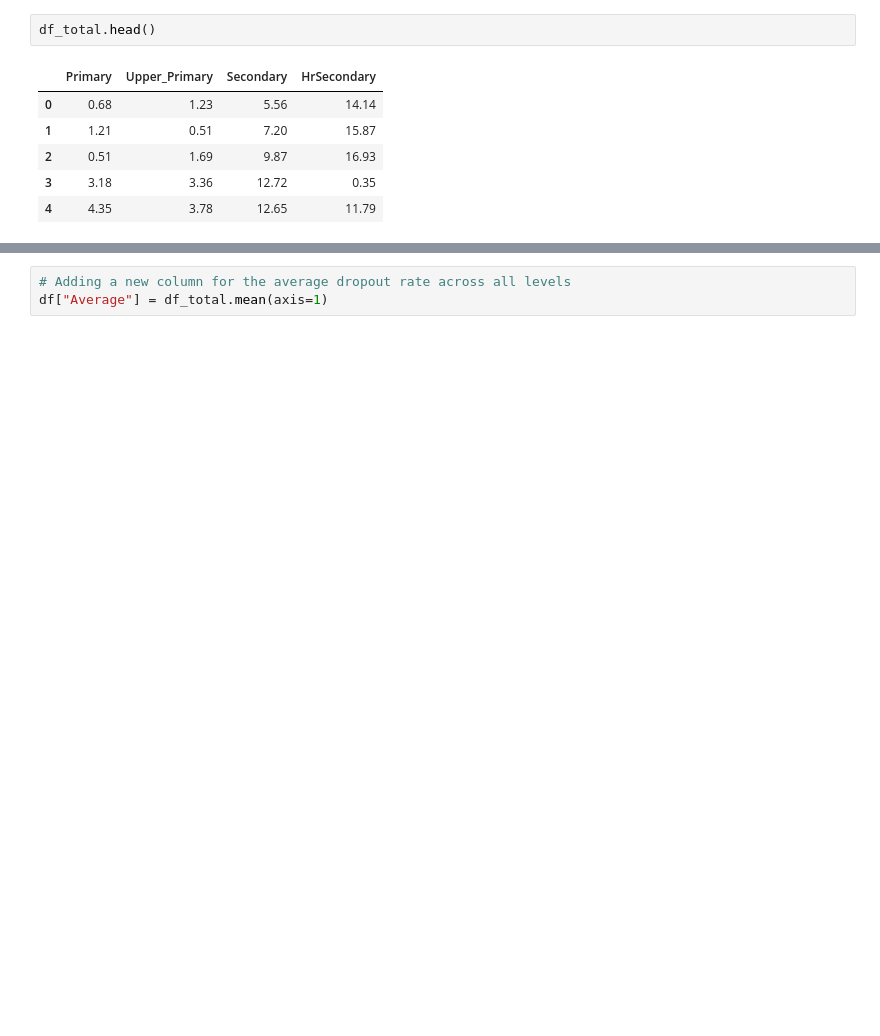
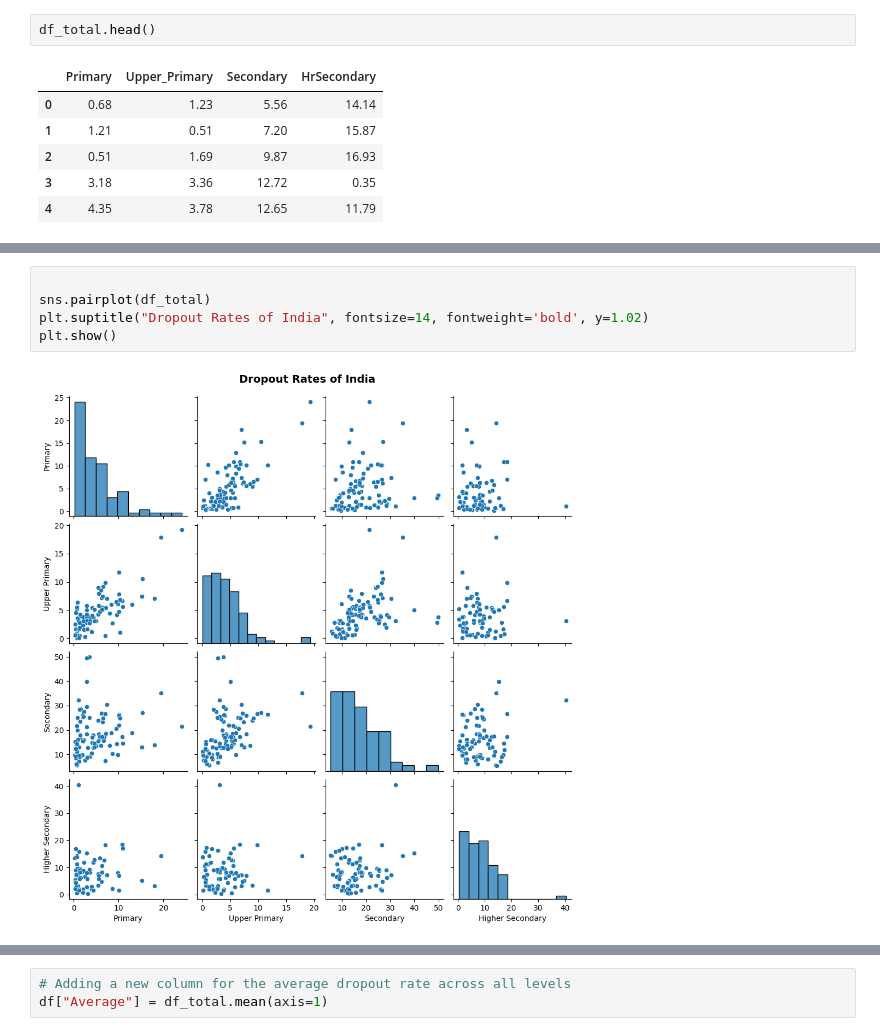
Before and after one commit to vaibhavkushwahaa/Indian-school-education-statistics-analysis, a Jupyter notebook: isesa_app/test.ipynb, the cells around one changed output, grey strips where cells are left out. Drawn from its saved outputs; the diff is of its cells as text; blank space fills up the shorter version.

```diff
--- a/isesa_app/test.ipynb
+++ b/isesa_app/test.ipynb
@@ -100,3 +133,10 @@ plt.show()
+# %%
+
+sns.pairplot(df_total)
+plt.suptitle("Dropout Rates of India", fontsize=14, fontweight='bold', y=1.02)
+plt.show()
+# %% [output]
+[figure, added]
 # %%
 # Plotting the distribution of dropout rates for each level
 plt.figure(figsize=(12,8))
```
Also changed, not shown: parts of 19 cells of this notebook, 3 other files.
